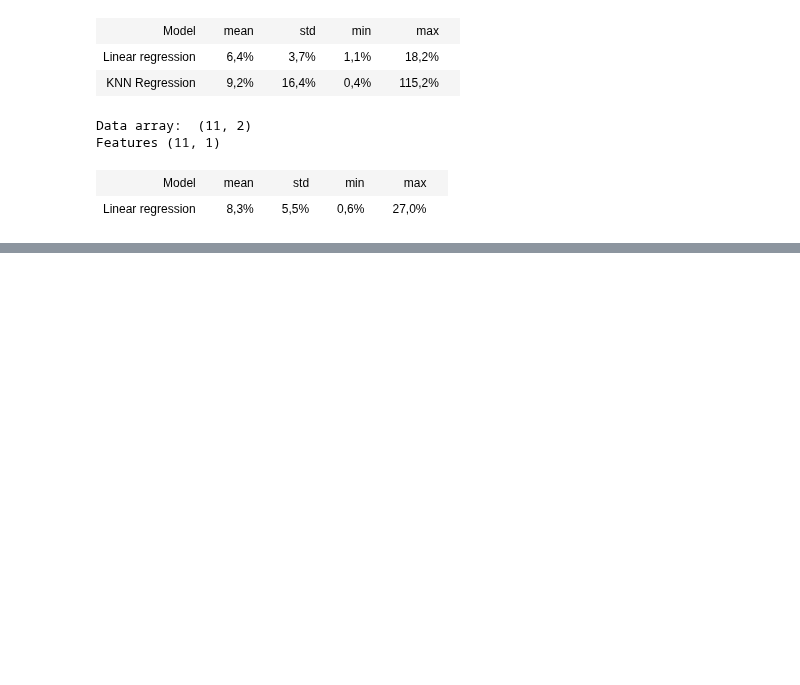
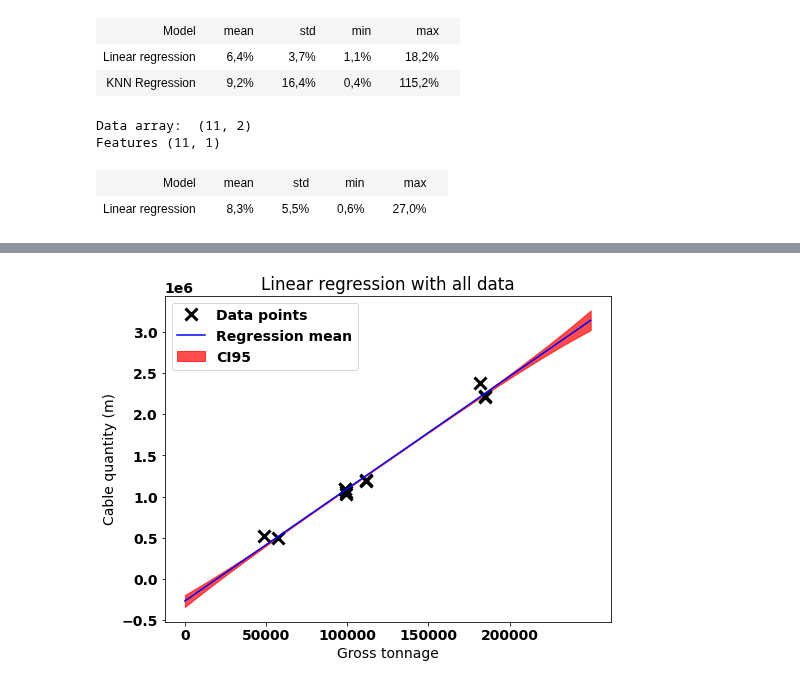
Before and after one commit to Miikkasna/cablepredictions, a Jupyter notebook: Whole ship cable quantities.ipynb, the cells around one changed output, grey strips where cells are left out. Saved outputs shown, nothing was run; the diff lists cells and outputs as text; code cells hidden in the pictures; blank space fills up the shorter version.

Commit message:
add confidence intervals

```diff
--- a/Whole ship cable quantities.ipynb
+++ b/Whole ship cable quantities.ipynb
@@ -266,3 +298,97 @@ Data array:  (11, 2)
 Features (11, 1)
 | Model |  | mean |  | std |  | min |  | max |  |
 | Linear regression |  | 8,3% |  | 5,5% |  | 0,6% |  | 27,0% |  |
+# %%
+# Whole ship cable quantities
+# Predictors:
+# GT
+# Algorithms:
+# Linear regression with confidence intervals
+
+
+plt.rcParams['font.size'] = 14
+plt.rcParams['font.weight'] = 'bold'
+
+# Get the data
+cursor.execute("SELECT gross_tonnage, sum(amount) FROM routed as r"
+    " LEFT JOIN projects as p ON p.project_id=r.project_id"
+    " GROUP BY r.project_id, gross_tonnage")
+data = np.array(cursor.fetchall()).astype('float32')
+print('Data array: ', data.shape)
+X = data[:, 0].reshape((-1, 1))
+print('Features', X.shape)
+y = data[:, -1]
+
+
+# init lpo split
+p = 2 #ships
+lpo = LeavePOut(p)
+
+# init regression model
+models = dict()
+models['Linear regression'] = linear_model.LinearRegression()
+#models['KNN Regression'] = KNeighborsRegressor()
+#models['Mean'] = DummyRegressor(strategy='mean')
+
+scaler = pp.MinMaxScaler()
+
+# train and evaluate all models with lpo
+table_rows = [['Model', 'mean', 'std', 'min', 'max']]
+plt.figure(figsize=(8, 6))
+for model_name in models.keys():
+    model = models[model_name]
+    scores = []
+    for train_i, test_i in lpo.split(X):
+        model.fit(X, y)
+        n = X.shape[0]
+        X1 = np.append(X, np.ones(n).reshape(n, 1), axis=1)
+        B = np.linalg.inv(X1.T @ X1) @ X1.T @ y
+        Yhat = X1 @ B
+
+        scores.append(0)
+
+        sigmahat = np.sqrt( np.square(y - X1 @ B).sum()/(n - X1.shape[1]) )
+        C = np.linalg.inv(X1.T @ X1)
+        print(C)
+        n = 100
+        x = np.linspace(0, 250001, n).reshape(n, 1)
+        x = np.append(x, np.ones(n).reshape(n, 1), axis=1)
+        sefit = np.diag(sigmahat * np.square(x @ C @ x.T))
+        sepred = np.diag(sigmahat * np.square(1 + x @ C @ x.T))
+        z = 1.96
+        CI95 = [x @ B - z*sefit, x @ B + z*sefit]
+        PI95 = [x @ B - z*sepred, x @ B + z*sepred]
+        break
+
+
+    plt.figure(figsize=(8, 6))
+    plt.plot(X[:, 0], y, 'kx', markersize=12, mew=3)
+    plt.plot(x[:, 0], model.coef_[0]*x[:, 0] + model.intercept_, 'b')
+    plt.fill_between(x[:, 0], CI95[0], CI95[1], color='r', alpha=0.7)
+    plt.xlabel('Gross tonnage')
+    plt.ylabel('Cable quantity (m)')
+    plt.legend(['Data points', 'Regression mean', 'CI95'])
+    plt.xticks(np.arange(0, 250000, 50000))
+    plt.title('Linear regression with all data')
+    plt.savefig('linear_confidence.png')
+
+    plt.figure(figsize=(8, 6))
+    plt.plot(X[:, 0], y, 'kx', markersize=12, mew=3)
+    plt.plot(x[:, 0], model.coef_[0]*x[:, 0] + model.intercept_, 'b')
+    plt.fill_between(x[:, 0], PI95[0], PI95[1], color='r', alpha=0.7)
+    plt.xlabel('Gross tonnage')
+    plt.ylabel('Cable quantity (m)')
+    plt.legend(['Data points', 'Regression mean', 'PI95'])
+    plt.xticks(np.arange(0, 250000, 50000))
+    plt.title('Linear regression with all data')
+    plt.savefig('linear_pred_interval.png')
+    gt = 250000
+    cables = model.coef_*gt + model.intercept_
+    err = abs(PI95[0][-1]-cables)
+    print("gt: {}, cables: {}m +- {}m".format(gt, cables, err))
+
+    scores = np.array(scores)
+    table_rows.append((model_name, scores.mean(), scores.std(), scores.min(), scores.max()))
+
+display_table(table_rows)
+# %% [output]
@@ -268,0 +403 @@ Features (11, 1)
+[figure, added]
```
Also changed, not shown: parts of 2 cells of this notebook, 5 other files.
